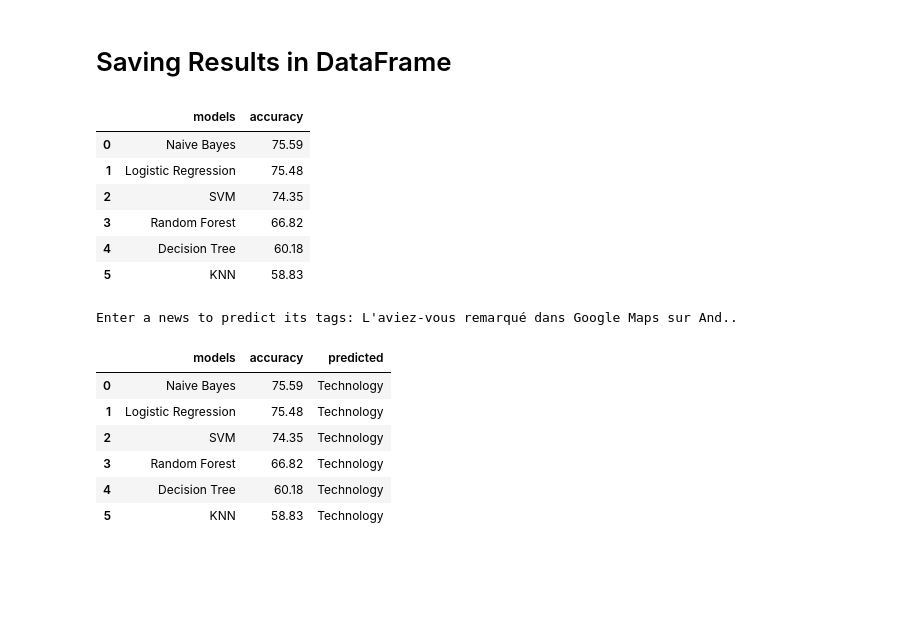
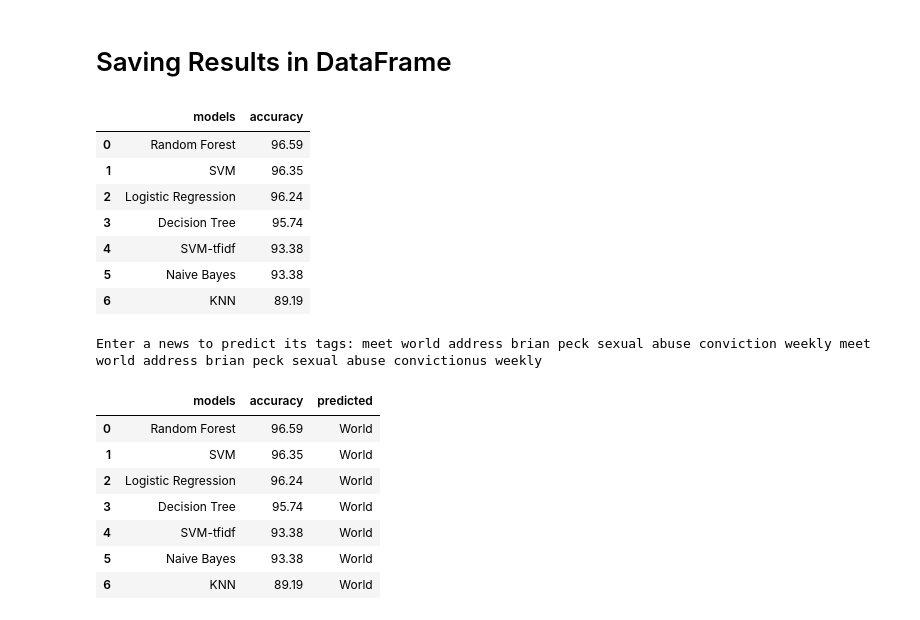
Before and after one commit to rohan1827/NLP_2304, a Jupyter notebook: Notebooks /ModelTraining.ipynb, the cells around one changed output. Saved outputs shown, nothing was run; the diff lists cells and outputs as text; code cells hidden in the pictures; blank space fills up the shorter version.

```diff
--- a/Notebooks /ModelTraining.ipynb
+++ b/Notebooks /ModelTraining.ipynb
@@ -39,7 +41,7 @@ df.sample(5)
 # %% [markdown]
 # Splitting into training and testing data
 # %%
-X_train,X_test,y_train,y_test = train_test_split(df['Merged'], df.tag, test_size=0.3, random_state=42)
+X_train,X_test,y_train,y_test = train_test_split(df['Merged'], df.tag, test_size=0.3, random_state=42,stratify=df['tag'])
 # %% [markdown]
 # Random Forest Classifier
 # %%
@@ -105,0 +196,13 @@ Entertainment       0.86      0.82      0.84       147
+# %%
+nb = Pipeline([('vect', CountVectorizer()),
+               ('tfidf', TfidfTransformer()),
+                           ('model', MultinomialNB(alpha=1.0,
+                                       fit_prior=True,
+                                       class_prior=None))])
+
+nb_model = nb.fit(X_train, y_train)
+
+nb_pred = nb_model.predict(X_test)
+
+print("Accuracy: ", round(accuracy_score(y_test, nb_pred)*100,2), "\b%")
+print("Classification Report:\n\n", classification_report(y_test, nb_pred))
@@ -138,0 +260,14 @@ Entertainment       0.81      0.76      0.79       147
+# %%
+sv = Pipeline([('vect', CountVectorizer()),
+              # ('tfidf', TfidfTransformer()),
+
+               ('model', svm.SVC(kernel='linear',
+                                 C=1.0,
+                                 max_iter=5000))])
+
+sv_model = sv.fit(X_train, y_train)
+
+sv_pred = sv_model.predict(X_test)
+
+print("Accuracy: ", round(accuracy_score(y_test, sv_pred)*100,2), "\b%")
+print("Classification Report:\n\n", classification_report(y_test, sv_pred))
@@ -138,0 +292,12 @@ Entertainment       0.81      0.76      0.79       147
+# %%
+sv_tfidf = Pipeline([('tfidf', TfidfTransformer()),
+                            ('model', svm.SVC(kernel='linear',
+                                 C=1.0,
+                                 max_iter=5000))])
+
+sv_tfidf_model = nb.fit(X_train, y_train)
+
+sv_tfidf_pred = nb_model.predict(X_test)
+
+print("Accuracy: ", round(accuracy_score(y_test, sv_tfidf_pred)*100,2), "\b%")
+print("Classification Report:\n\n", classification_report(y_test, sv_tfidf_pred))
@@ -272,30 +455,32 @@ Entertainment       0.59      0.50      0.54       147
 # %%
 res = []
 res = pd.DataFrame(res)
-res["models"] = ["SVM", "Naive Bayes", "Logistic Regression", "KNN", "Decision Tree", "Random Forest"]
-res["accuracy"] = [round(accuracy_score(y_test, sv_pred)*100,2), round(accuracy_score(y_test, nb_pred)*100,2), round(accuracy_score(y_test, lr_pred)*100,2), round(accuracy_score(y_test, kn_pred)*100,2), round(accuracy_score(y_test, dtc_pred)*100,2), round(accuracy_score(y_test, rfc_pred)*100,2)]
+res["models"] = ["SVM-tfidf", "SVM", "Naive Bayes", "Logistic Regression", "KNN", "Decision Tree", "Random Forest"]
+res["accuracy"] = [round(accuracy_score(y_test, sv_tfidf_pred)*100,2), round(accuracy_score(y_test, sv_pred)*100,2), round(accuracy_score(y_test, nb_pred)*100,2), round(accuracy_score(y_test, lr_pred)*100,2), round(accuracy_score(y_test, kn_pred)*100,2), round(accuracy_score(y_test, dtc_pred)*100,2), round(accuracy_score(y_test, rfc_pred)*100,2)]
 res = res.sort_values("accuracy", ascending=False).reset_index(drop=True)
-res.to_csv('DATASET/model_results.csv', index=False)
+res.to_csv('../DATASET/model_results.csv', index=False)
 res
 # %% [output]
 |  | models | accuracy |
-| 0 | Naive Bayes | 75.59 |
-| 1 | Logistic Regression | 75.48 |
-| 2 | SVM | 74.35 |
-| 3 | Random Forest | 66.82 |
-| 4 | Decision Tree | 60.18 |
-| 5 | KNN | 58.83 |
+| 0 | Random Forest | 96.59 |
+| 1 | SVM | 96.35 |
+| 2 | Logistic Regression | 96.24 |
+| 3 | Decision Tree | 95.74 |
+| 4 | SVM-tfidf | 93.38 |
+| 5 | Naive Bayes | 93.38 |
+| 6 | KNN | 89.19 |
 # %%
-res = pd.read_csv("DATASET/model_results.csv")
+res = pd.read_csv("../DATASET/model_results.csv")
 user_input = input("Enter a news to predict its tags: ")
-res["predicted"] = [sv_model.predict([user_input])[0], nb_model.predict([user_input])[0], lr_model.predict([user_input])[0], kn_model.predict([user_input])[0], dtc_model.predict([user_input])[0], rfc_model.predict([user_input])[0]]
+res["predicted"] = [sv_tfidf_model.predict([user_input])[0], sv_model.predict([user_input])[0], nb_model.predict([user_input])[0], lr_model.predict([user_input])[0], kn_model.predict([user_input])[0], dtc_model.predict([user_input])[0], rfc_model.predict([user_input])[0]]
 res
 # %% [output]
-Enter a news to predict its tags: L'aviez-vous remarqué dans Google Maps sur And..
+Enter a news to predict its tags: meet world address brian peck sexual abuse conviction weekly meet world address brian peck sexual abuse convictionus weekly
 |  | models | accuracy | predicted |
-| 0 | Naive Bayes | 75.59 | Technology |
-| 1 | Logistic Regression | 75.48 | Technology |
-| 2 | SVM | 74.35 | Technology |
-| 3 | Random Forest | 66.82 | Technology |
-| 4 | Decision Tree | 60.18 | Technology |
-| 5 | KNN | 58.83 | Technology |
+| 0 | Random Forest | 96.59 | World |
+| 1 | SVM | 96.35 | World |
+| 2 | Logistic Regression | 96.24 | World |
+| 3 | Decision Tree | 95.74 | World |
+| 4 | SVM-tfidf | 93.38 | World |
+| 5 | Naive Bayes | 93.38 | World |
+| 6 | KNN | 89.19 | World |
```
Also changed, not shown: parts of 16 cells of this notebook, 4 other files.
